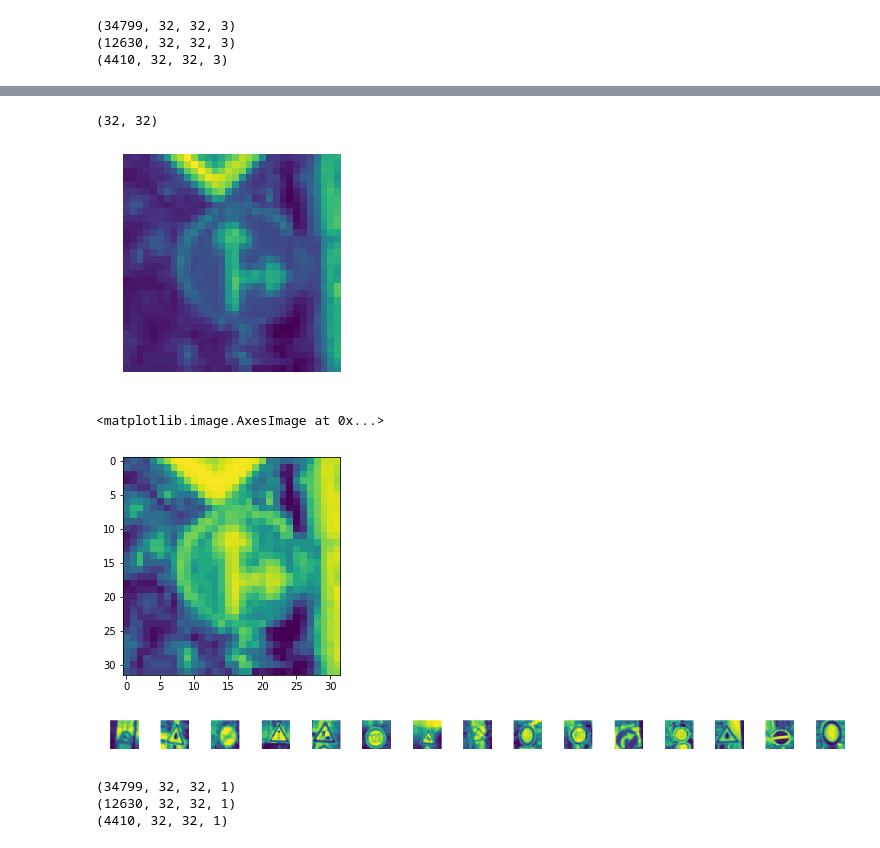
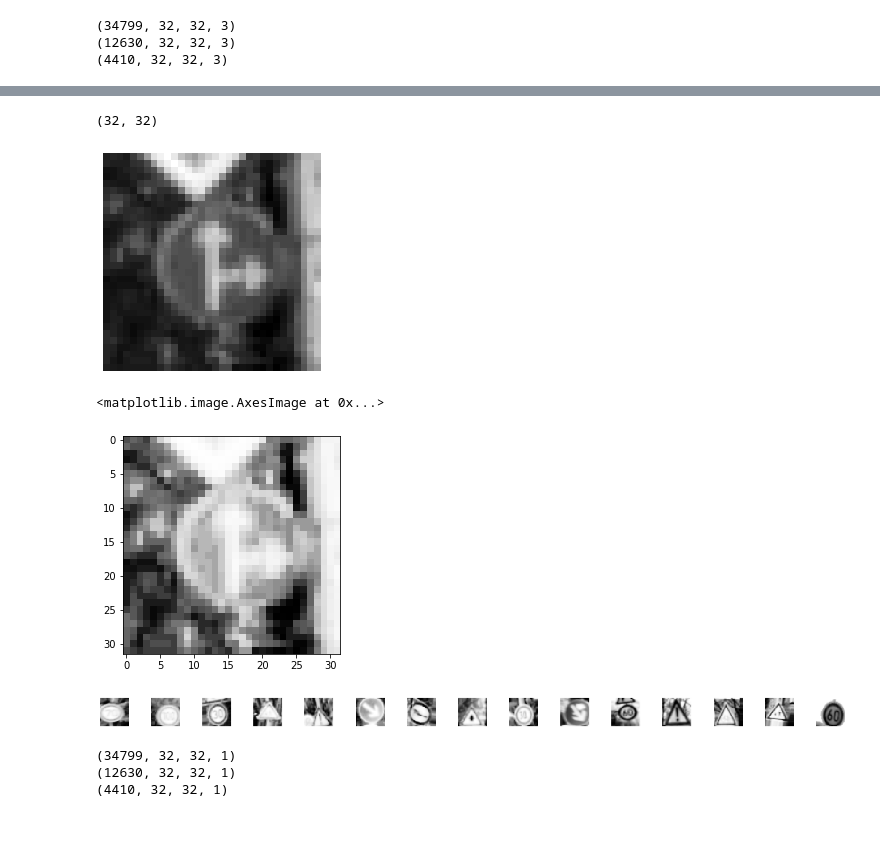
Before and after one commit to Jacklu0831/Autonomous-Driving-Projects, a Jupyter notebook: 3_Traffic_Sign_Classifier/TrafficSignRecognizer.ipynb, the cells around one changed output, grey strips where cells are left out. Drawn from its saved outputs; the diff is of its cells as text; code cells hidden in the pictures.

Commit message:
Modified the data visual of traffic sign classification

```diff
--- a/3_Traffic_Sign_Classifier/TrafficSignRecognizer.ipynb
+++ b/3_Traffic_Sign_Classifier/TrafficSignRecognizer.ipynb
@@ -111,12 +115,12 @@ def grayscale(img):
     return img
 
 img = grayscale(X_train[1000])
-plt.imshow(img)
+plt.imshow(img, cmap='Greys_r')
 plt.axis("off")
 print(img.shape)
 # %% [output]
 (32, 32)
-[figure, old version]
+[figure, new version]
 # %%
 # histogram equalization, reassign intensities more uniformly
 def equalize(img):
@@ -124,10 +128,10 @@ def equalize(img):
     return img
 
 img = equalize(img)
-plt.imshow(img)
+plt.imshow(img, cmap='Greys_r')
 # %% [output]
 <matplotlib.image.AxesImage at 0x...>
-[figure, old version]
+[figure, new version]
 # %%
 def preprocessing(img):
     img = grayscale(img)
@@ -152,15 +156,15 @@ datagen.fit(X_train)
 # %%
 batches = datagen.flow(X_train, y_train, batch_size=32)
 X_batch, y_batch = next(batches)
 
 fig, axes = plt.subplots(1,15,figsize=(20,5))
 fig.tight_layout()
 
 for i in range(15):
-    axes[i].imshow(X_batch[i].reshape(32,32))
+    axes[i].imshow(X_batch[i].reshape(32,32), cmap='Greys_r')
     axes[i].axis("off")
 # %% [output]
-[figure, old version]
+[figure, new version]
 # %%
 print(X_train.shape)
 print(X_test.shape)
```
Also changed, not shown: parts of 5 cells of this notebook.
